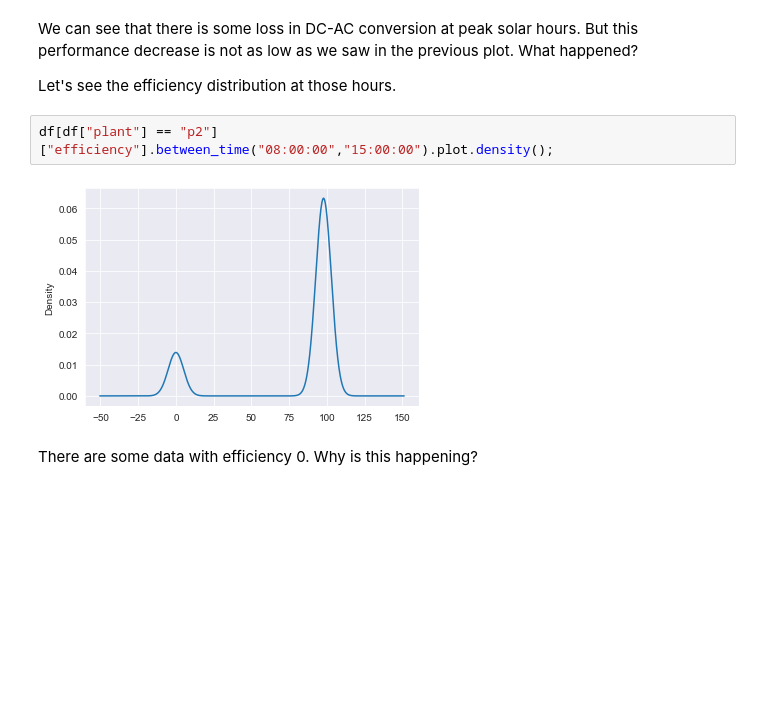
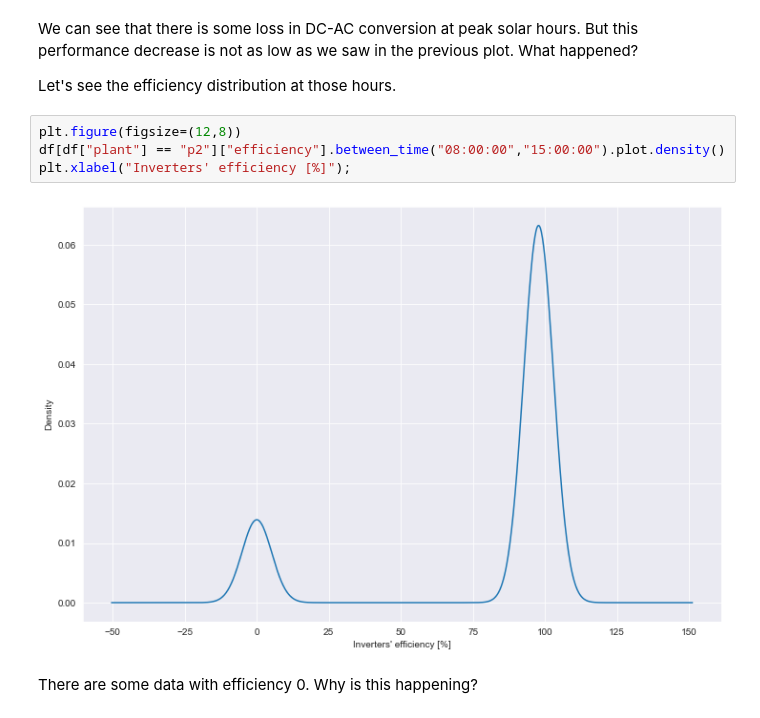
Before and after one commit to luis-cj/data-science-solar-power-plant, a Jupyter notebook: solar_power_plant_part_3.ipynb, the cells around one changed output. Saved outputs shown, nothing was run; the diff lists cells and outputs as text; blank space fills up the shorter version.

```diff
--- a/solar_power_plant_part_3.ipynb
+++ b/solar_power_plant_part_3.ipynb
@@ -455,9 +467,11 @@ We can see that there is some loss in DC-AC conversion at peak solar hours. But
 
 Let's see the efficiency distribution at those hours.
 # %%
-df[df["plant"] == "p2"]["efficiency"].between_time("08:00:00","15:00:00").plot.density();
+plt.figure(figsize=(12,8))
+df[df["plant"] == "p2"]["efficiency"].between_time("08:00:00","15:00:00").plot.density()
+plt.xlabel("Inverters' efficiency [%]");
 # %% [output]
-[figure, old version]
+[figure, new version]
 # %% [markdown]
 There are some data with efficiency 0. Why is this happening?
 # %%
```
Also changed, not shown: parts of 8 cells of this notebook, 10 other files.
